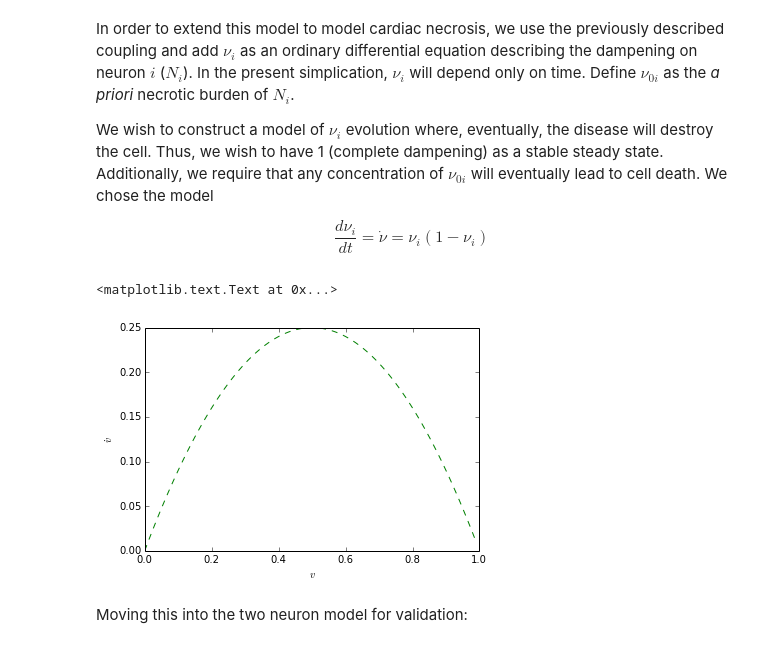
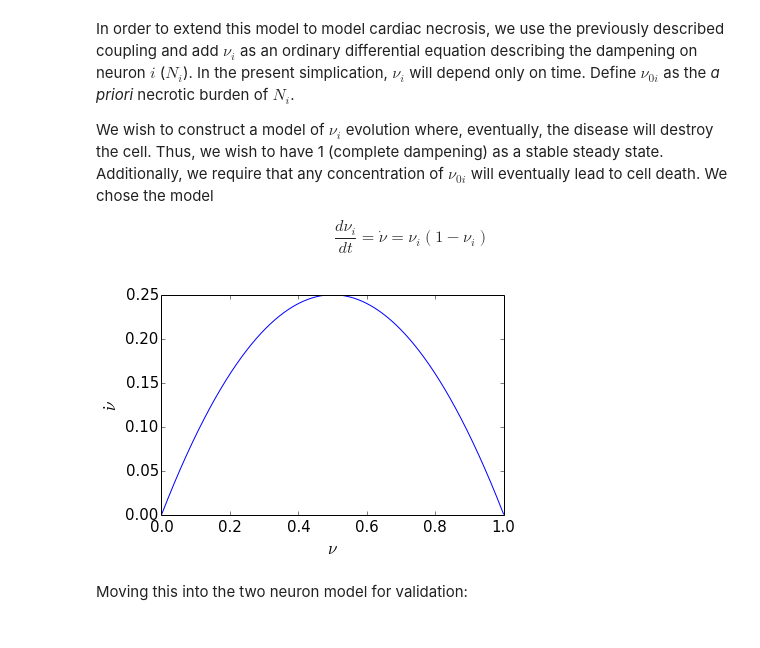
Before and after one commit to aaronshifman/modeling_final, a Jupyter notebook: ipynb/python model - isolated.ipynb, the cells around one changed output. Saved outputs shown, nothing was run; the diff lists cells and outputs as text; code cells hidden in the pictures.

```diff
--- a/ipynb/python model - isolated.ipynb
+++ b/ipynb/python model - isolated.ipynb
@@ -489,14 +491,18 @@ $$ \frac{d \nu_i}{dt} = \dot{\nu} = \nu_i (1 - \nu_i) $$
 def delta_nu(nu):
     return nu*(1-nu)
 
-nus=np.arange(0,1,0.01)
-
-plt.plot(range,delta_nu(nus), 'g--',label='0')
-plt.xlabel('$v$')
-plt.ylabel('$\dot{v}$')
+nus=np.arange(0,1,0.001)
-# %% [output]
-<matplotlib.text.Text at 0x...>
-[figure, removed]
+# %%
+plt.plot(nus,delta_nu(nus),label='0')
+plt.xlabel('$\\nu$')
+plt.ylabel('$\dot{\\nu}$')
+plt.gca().yaxis.label.set_size(17)
+plt.gca().xaxis.label.set_size(17)
+plt.tick_params(axis='both', which='major', labelsize=15)
+plt.tight_layout()
+plt.savefig('../TeX/images/dynamic.png')
+# %% [output]
+[figure, added]
 # %% [markdown]
 Moving this into the two neuron model for validation:
 # %%
```
Also changed, not shown: parts of 10 cells of this notebook, 6 other files.
